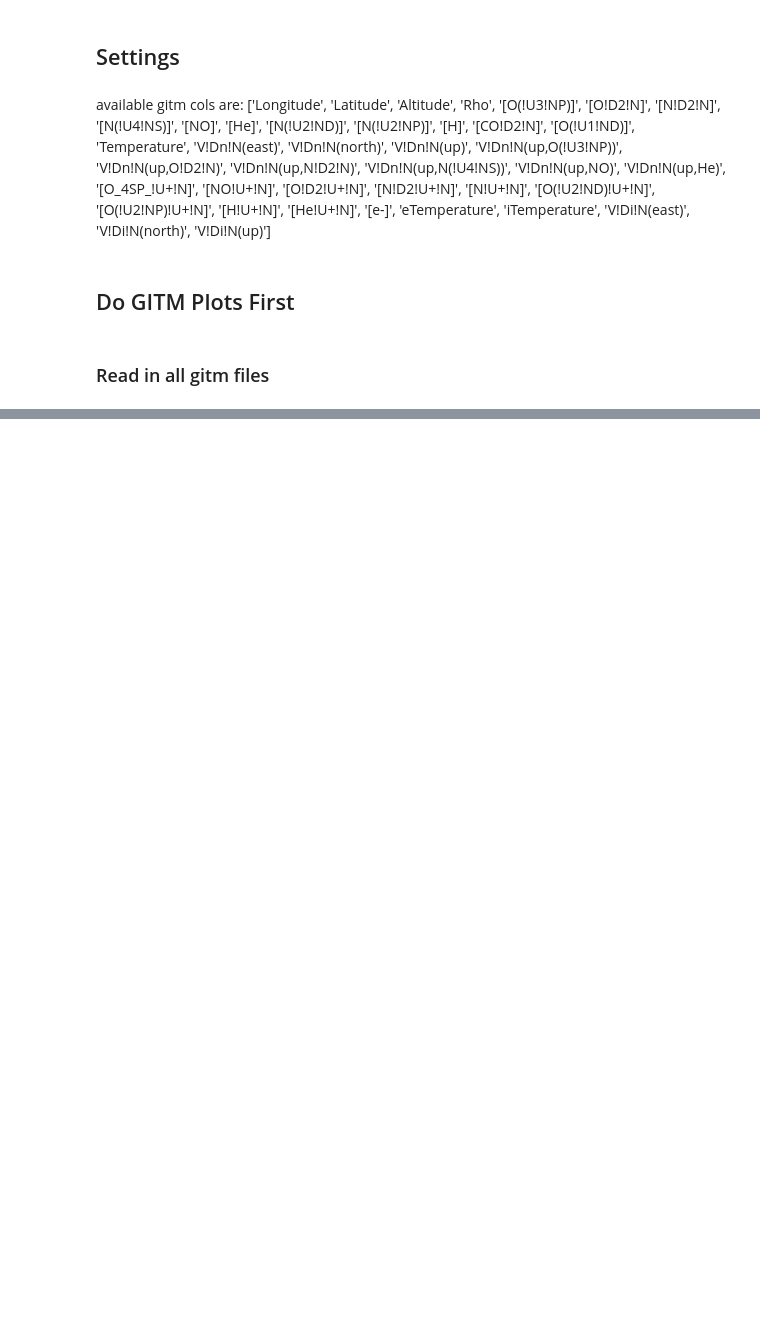
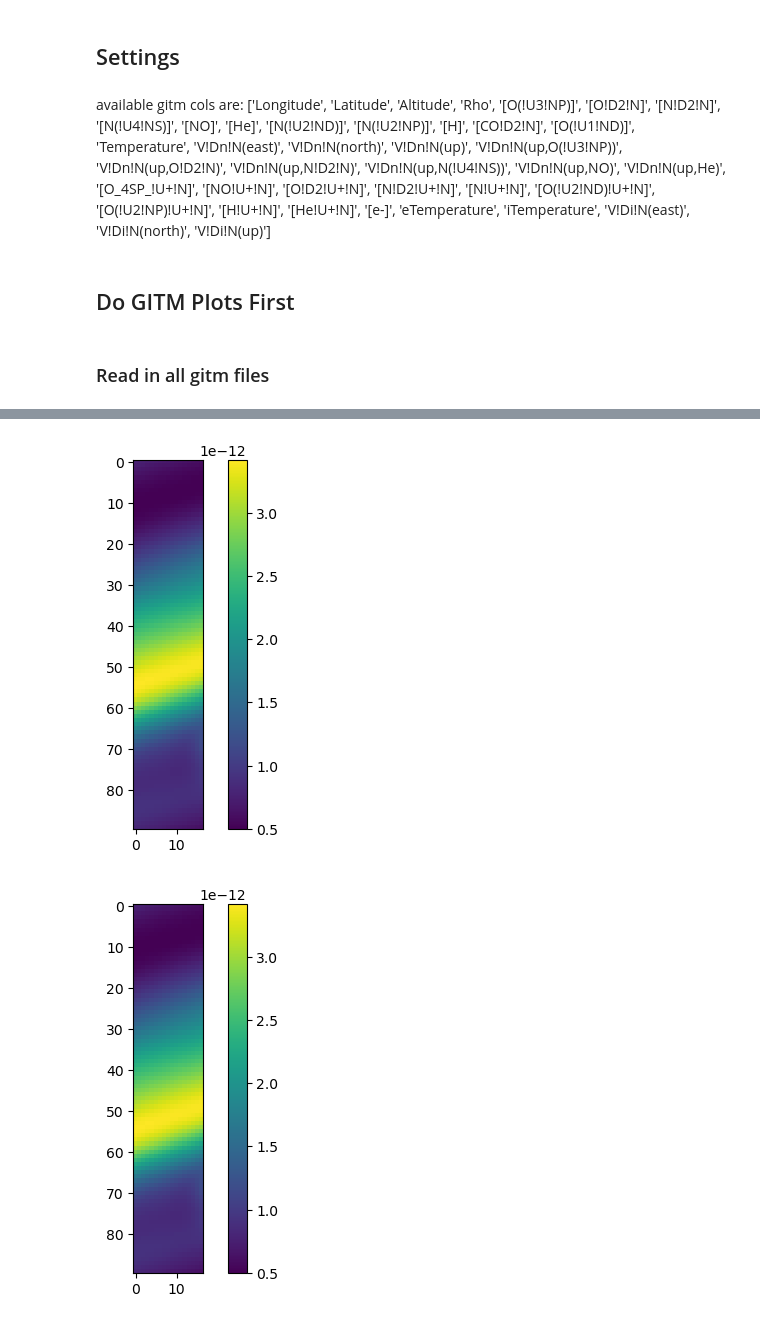
Before and after one commit to abukowski21/SAMI3-GITM-python, a Jupyter notebook: test_stuff.ipynb, the cells around one changed output, grey strips where cells are left out. Cells and saved outputs as stored; diff of their text form; code cells hidden in the pictures; blank space fills up the shorter version.

```diff
--- a/test_stuff.ipynb
+++ b/test_stuff.ipynb
@@ -901,0 +194,5 @@ ValueError: read of closed file
+# %%
+times, gitm_grid, gitm_vars, gitm_bins = read_gitm_into_nparrays(gitm_files[plot_start_idx:plot_end_idx])
+# %%
+print('Calculating fits. This will take a moment...')
+fits_gitm = make_fits(gitm_bins)
@@ -901,0 +201,2 @@ ValueError: read of closed file
+# %%
+lats, lons, alts  = np.unique(gitm_grid['latitude']), np.unique(gitm_grid['longitude']), np.unique(gitm_grid['altitude'])
@@ -901,0 +227,14 @@ ValueError: read of closed file
+# %%
+# time = 5
+lat = 70
+alt = 36
+# %%
+
+for real_lat in [60, 30, 0, -30, -60]:
+    ilat = np.argmin(np.abs(lats - real_lat))
+    plt.imshow(fits_gitm[:,0,:,lat,alt].T)
+    plt.colorbar()
+    plt.show()
+# %% [output]
+[figure, added]
+[figure, added]
```
Also changed, not shown: parts of 76 cells of this notebook.
